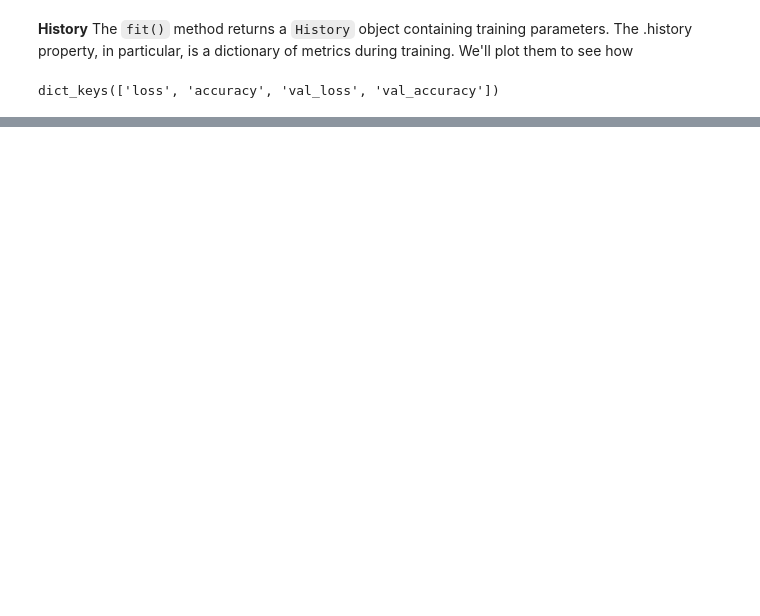
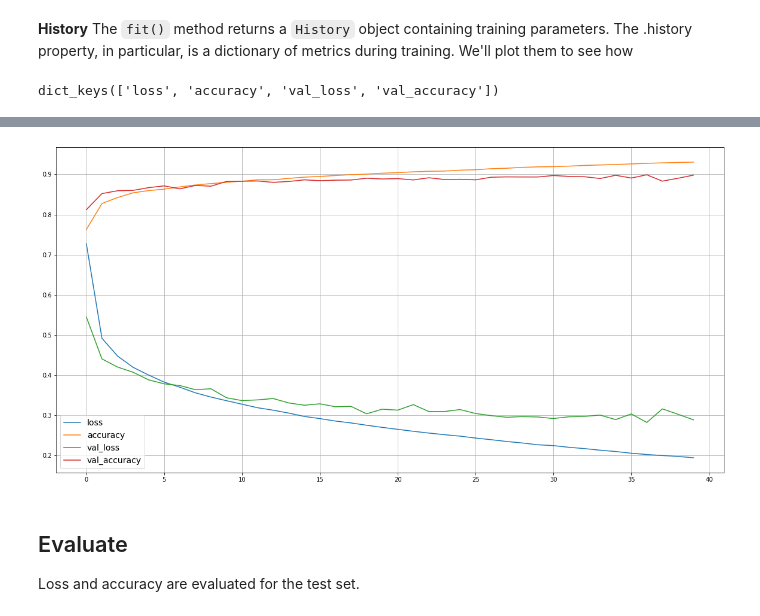
Before and after one commit to psukphranee/Machine-Learning-Projects, a Jupyter notebook: Fashion_MNIST_2.ipynb, the cells around one changed output, grey strips where cells are left out. Saved outputs shown, nothing was run; the diff lists cells and outputs as text; code cells hidden in the pictures; blank space fills up the shorter version.

```diff
--- a/Fashion_MNIST_2.ipynb
+++ b/Fashion_MNIST_2.ipynb
@@ -134,0 +155,10 @@ model_training_metrics_pd.head()
+# %%
+model_training_metrics_pd.plot(figsize=(20,10))
+plt.legend(loc="lower left", fontsize=14)
+plt.grid()
+# %% [output]
+[figure, added]
+# %% [markdown]
+## Evaluate
+
+Loss and accuracy are evaluated for the test set.
```
Also changed, not shown: parts of 6 cells of this notebook.
